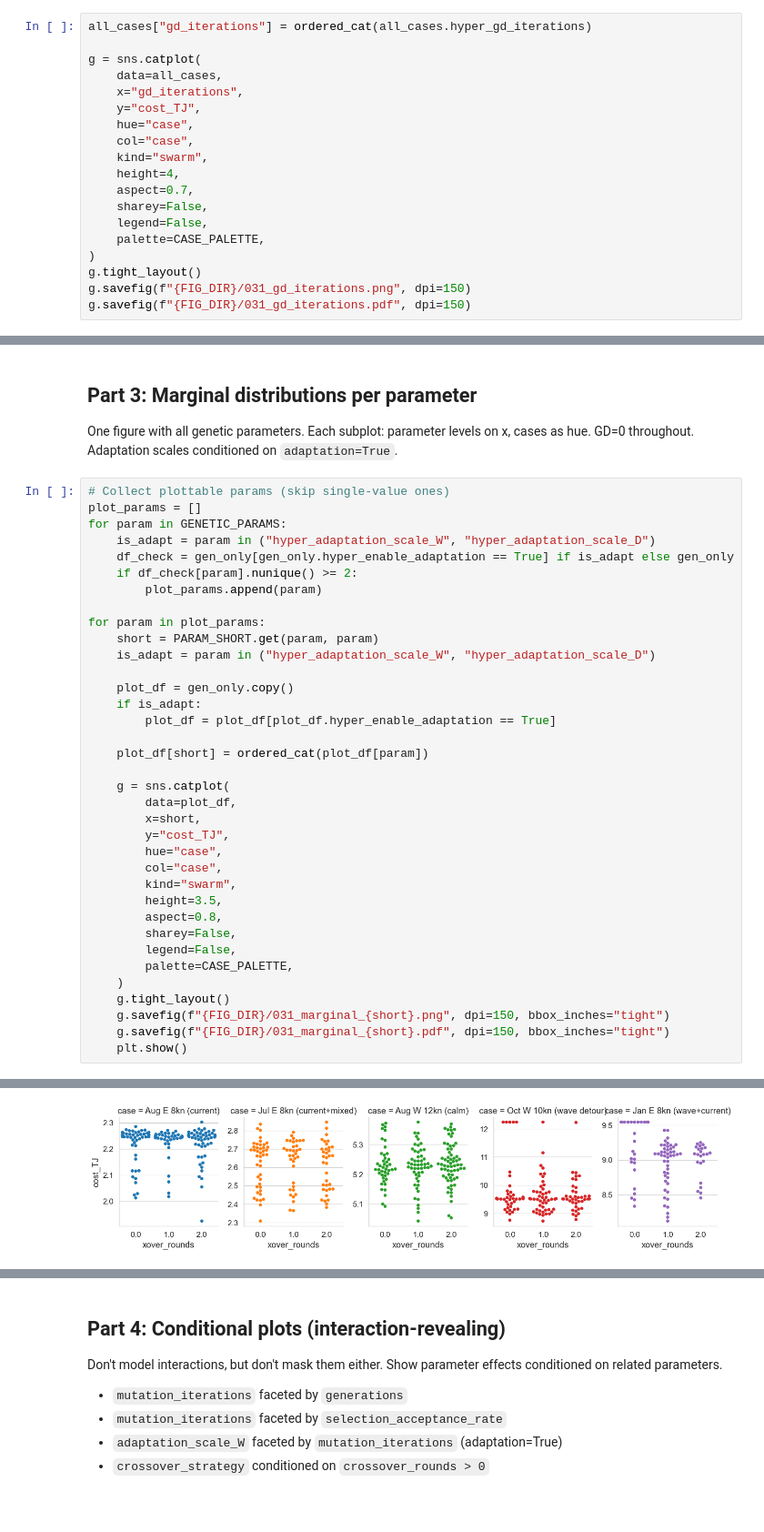
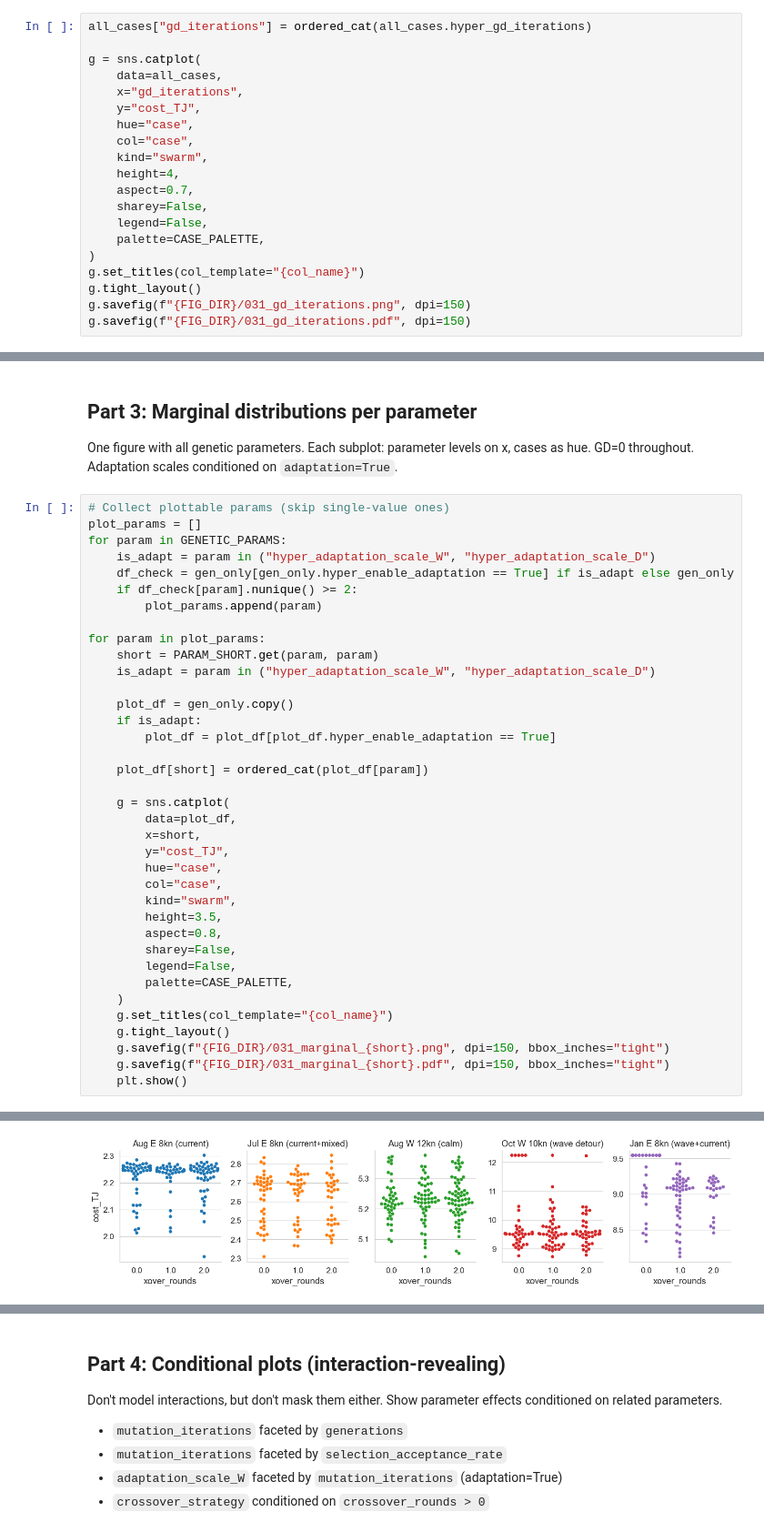
Before and after one commit to willirath/ship_routing, a Jupyter notebook: experiments/tuning_003/notebooks/031_hyper_param_analysis.ipynb, the cells around one changed output, grey strips where cells are left out. Shown at 91% size. Drawn from its saved outputs; the diff is of its cells as text; blank space fills up the shorter version.

```diff
--- a/experiments/tuning_003/notebooks/031_hyper_param_analysis.ipynb
+++ b/experiments/tuning_003/notebooks/031_hyper_param_analysis.ipynb
@@ -187,6 +187,7 @@ g = sns.catplot(
     legend=False,
     palette=CASE_PALETTE,
 )
+g.set_titles(col_template="{col_name}")
 g.tight_layout()
 g.savefig(f"{FIG_DIR}/031_gd_iterations.png", dpi=150)
 g.savefig(f"{FIG_DIR}/031_gd_iterations.pdf", dpi=150)
@@ -315,6 +316,7 @@ for param in plot_params:
         legend=False,
         palette=CASE_PALETTE,
     )
+    g.set_titles(col_template="{col_name}")
     g.tight_layout()
     g.savefig(f"{FIG_DIR}/031_marginal_{short}.png", dpi=150, bbox_inches="tight")
     g.savefig(f"{FIG_DIR}/031_marginal_{short}.pdf", dpi=150, bbox_inches="tight")
@@ -327 +329 @@ for param in plot_params:
-[figure, old version]
+[figure, new version]
```
Also changed, not shown: parts of 8 cells of this notebook, 34 other files.
